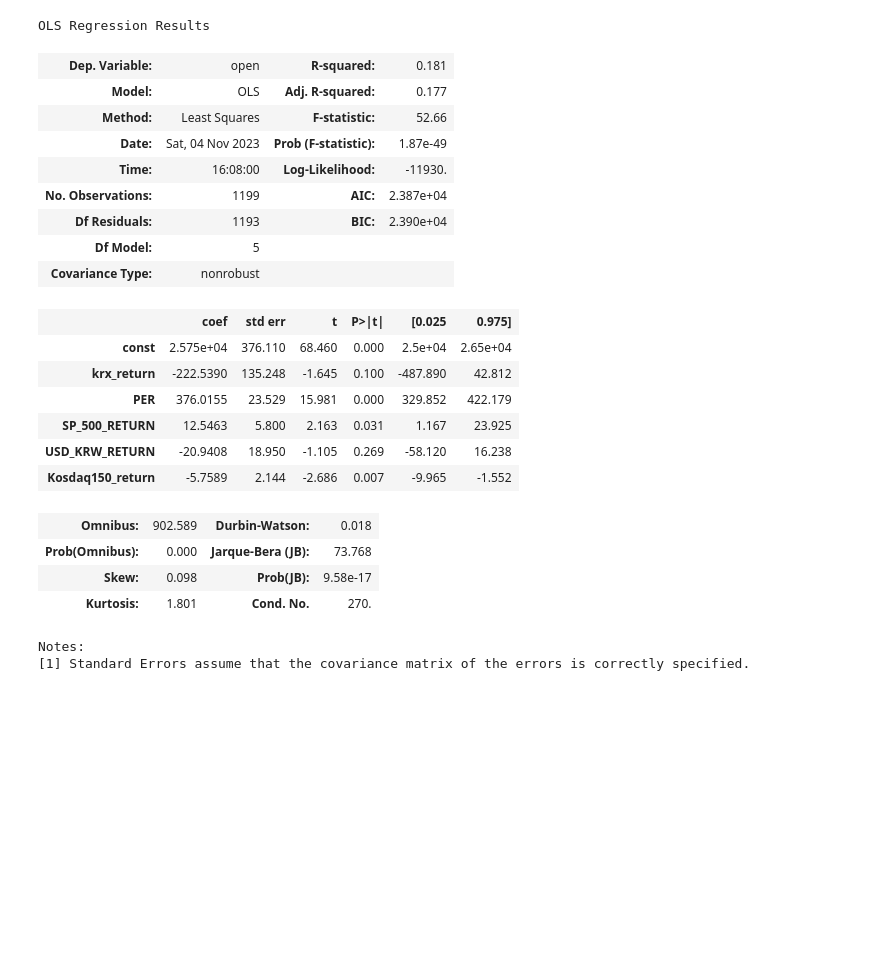
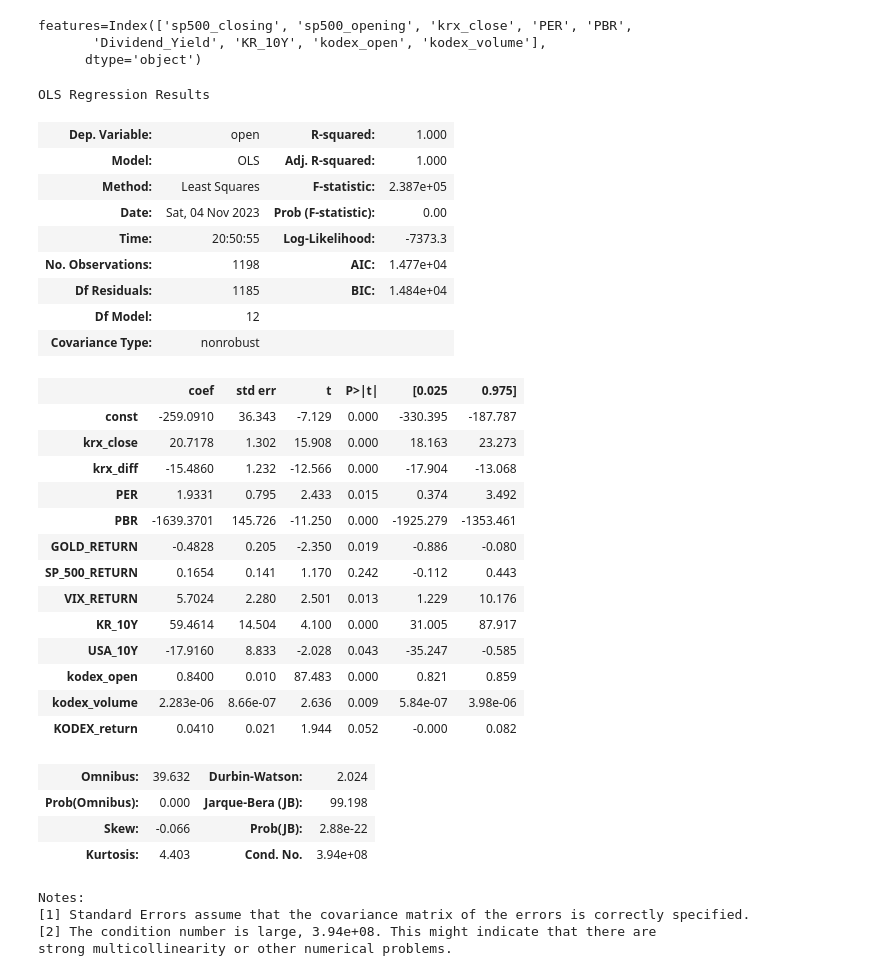
Before and after one commit to gogiri/Viking_Project, a Jupyter notebook: 프로젝트1/model/model_linear_ver2.ipynb, the cells around one changed output. Saved outputs shown, nothing was run; the diff lists cells and outputs as text; code cells hidden in the pictures; blank space fills up the shorter version.

```diff
--- a/프로젝트1/model/model_linear_ver2.ipynb
+++ b/프로젝트1/model/model_linear_ver2.ipynb
@@ -62,0 +50,21 @@ X = df.drop(columns='open')
+# %%
+df.drop(columns=['sp500_high','sp500_low','sp500_change_percentage','kodex_high', 'kodex_low', 'kodex_close',
+        'kosdaq_open', 'kosdaq_high', 'kosdaq_low',
+       'kosdaq_close'], inplace=True)
+# %%
+df['sp500_closing'] = df['sp500_closing'].str.replace(',', '').astype(float)
+df['sp500_opening'] = df['sp500_opening'].str.replace(',', '').astype(float)
+# %%
+# y의 시점 변환
+df['open']=df['open'].shift(-1)
+df['kodex_open']=df['kodex_open'].shift(-1)
+
+
+# index = date
+df.set_index('date', inplace=True)
+df.dropna(inplace=True)
+
+# X, y 정의
+y = df[['open']]
+y.rename(columns={'open' : "target"})
+X = df.drop(columns='open')
@@ -63,38 +80,57 @@ X = df.drop(columns='open')
+# %%
+from sklearn.feature_selection import SelectKBest, f_regression
+
+X_selected=SelectKBest(score_func= f_regression, k=9)
+X_selected.fit_transform(X,y)
+features = X.columns[X_selected.get_support()]
+print('features={}'.format(features))
+# %% [output]
+features=Index(['sp500_closing', 'sp500_opening', 'krx_close', 'PER', 'PBR',
+       'Dividend_Yield', 'KR_10Y', 'kodex_open', 'kodex_volume'],
+      dtype='object')
 # %%
-X_scaled = X.drop(['kodex_close','PBR','kodex_high','KODEX_return','kosdaq_open','kosdaq_high','WTI_RETURN','krx_close','Dividend_Yield','kosdaq_volume','VIX_RETURN','kosdaq_close','kosdaq_low','kodex_low','USA_3Y','MEAL_RETURN','USA_10Y','GOLD_RETURN','krx_diff','BTC_RETURN','kodex_open','KR_3Y','KR_10Y','kodex_volume'],axis=1)
-
+X_scaled = X.drop(['USD_KRW_RETURN','USA_3Y','sp500_opening','Dividend_Yield','kosdaq_volume','KR_3Y','BTC_RETURN','krx_return','sp500_closing','WTI_RETURN','Kosdaq150_return','MEAL_RETURN'],axis=1)
 # OLS 정보 보기
 feature_add = sm.add_constant(X_scaled, has_constant='add')
 # sm OLS 적합
 model = sm.OLS(y , feature_add)
 fitted_model = model.fit()
 
 # summary 함수통해 결과출력
 fitted_model.summary()
 # %% [output]
 OLS Regression Results
-| Dep. Variable: | open | R-squared: | 0.181 |
-| Model: | OLS | Adj. R-squared: | 0.177 |
-| Method: | Least Squares | F-statistic: | 52.66 |
-| Date: | Sat, 04 Nov 2023 | Prob (F-statistic): | 1.87e-49 |
-| Time: | 16:08:00 | Log-Likelihood: | -11930. |
-| No. Observations: | 1199 | AIC: | 2.387e+04 |
-| Df Residuals: | 1193 | BIC: | 2.390e+04 |
-| Df Model: | 5 |  |  |
+| Dep. Variable: | open | R-squared: | 1.000 |
+| Model: | OLS | Adj. R-squared: | 1.000 |
+| Method: | Least Squares | F-statistic: | 2.387e+05 |
+| Date: | Sat, 04 Nov 2023 | Prob (F-statistic): | 0.00 |
+| Time: | 20:50:55 | Log-Likelihood: | -7373.3 |
+| No. Observations: | 1198 | AIC: | 1.477e+04 |
+| Df Residuals: | 1185 | BIC: | 1.484e+04 |
+| Df Model: | 12 |  |  |
 | Covariance Type: | nonrobust |  |  |
 |  | coef | std err | t | P>|t| | [0.025 | 0.975] |
-| const | 2.575e+04 | 376.110 | 68.460 | 0.000 | 2.5e+04 | 2.65e+04 |
-| krx_return | -222.5390 | 135.248 | -1.645 | 0.100 | -487.890 | 42.812 |
-| PER | 376.0155 | 23.529 | 15.981 | 0.000 | 329.852 | 422.179 |
-| SP_500_RETURN | 12.5463 | 5.800 | 2.163 | 0.031 | 1.167 | 23.925 |
-| USD_KRW_RETURN | -20.9408 | 18.950 | -1.105 | 0.269 | -58.120 | 16.238 |
-| Kosdaq150_return | -5.7589 | 2.144 | -2.686 | 0.007 | -9.965 | -1.552 |
+| const | -259.0910 | 36.343 | -7.129 | 0.000 | -330.395 | -187.787 |
+| krx_close | 20.7178 | 1.302 | 15.908 | 0.000 | 18.163 | 23.273 |
+| krx_diff | -15.4860 | 1.232 | -12.566 | 0.000 | -17.904 | -13.068 |
+| PER | 1.9331 | 0.795 | 2.433 | 0.015 | 0.374 | 3.492 |
+| PBR | -1639.3701 | 145.726 | -11.250 | 0.000 | -1925.279 | -1353.461 |
+| GOLD_RETURN | -0.4828 | 0.205 | -2.350 | 0.019 | -0.886 | -0.080 |
+| SP_500_RETURN | 0.1654 | 0.141 | 1.170 | 0.242 | -0.112 | 0.443 |
+| VIX_RETURN | 5.7024 | 2.280 | 2.501 | 0.013 | 1.229 | 10.176 |
+| KR_10Y | 59.4614 | 14.504 | 4.100 | 0.000 | 31.005 | 87.917 |
+| USA_10Y | -17.9160 | 8.833 | -2.028 | 0.043 | -35.247 | -0.585 |
+| kodex_open | 0.8400 | 0.010 | 87.483 | 0.000 | 0.821 | 0.859 |
+| kodex_volume | 2.283e-06 | 8.66e-07 | 2.636 | 0.009 | 5.84e-07 | 3.98e-06 |
+| KODEX_return | 0.0410 | 0.021 | 1.944 | 0.052 | -0.000 | 0.082 |
-| Omnibus: | 902.589 | Durbin-Watson: | 0.018 |
-| Prob(Omnibus): | 0.000 | Jarque-Bera (JB): | 73.768 |
-| Skew: | 0.098 | Prob(JB): | 9.58e-17 |
-| Kurtosis: | 1.801 | Cond. No. | 270. |
+| Omnibus: | 39.632 | Durbin-Watson: | 2.024 |
+| Prob(Omnibus): | 0.000 | Jarque-Bera (JB): | 99.198 |
+| Skew: | -0.066 | Prob(JB): | 2.88e-22 |
+| Kurtosis: | 4.403 | Cond. No. | 3.94e+08 |
 Notes:
 [1] Standard Errors assume that the covariance matrix of the errors is correctly specified.
+[2] The condition number is large, 3.94e+08. This might indicate that there are
+strong multicollinearity or other numerical problems.
 # %%
 sns.heatmap(X_scaled.corr(), annot=True, cmap='coolwarm', linewidths=.5, fmt='.2f')
 X_scaled.columns
```
Also changed, not shown: parts of 27 cells of this notebook, 5 other files.
